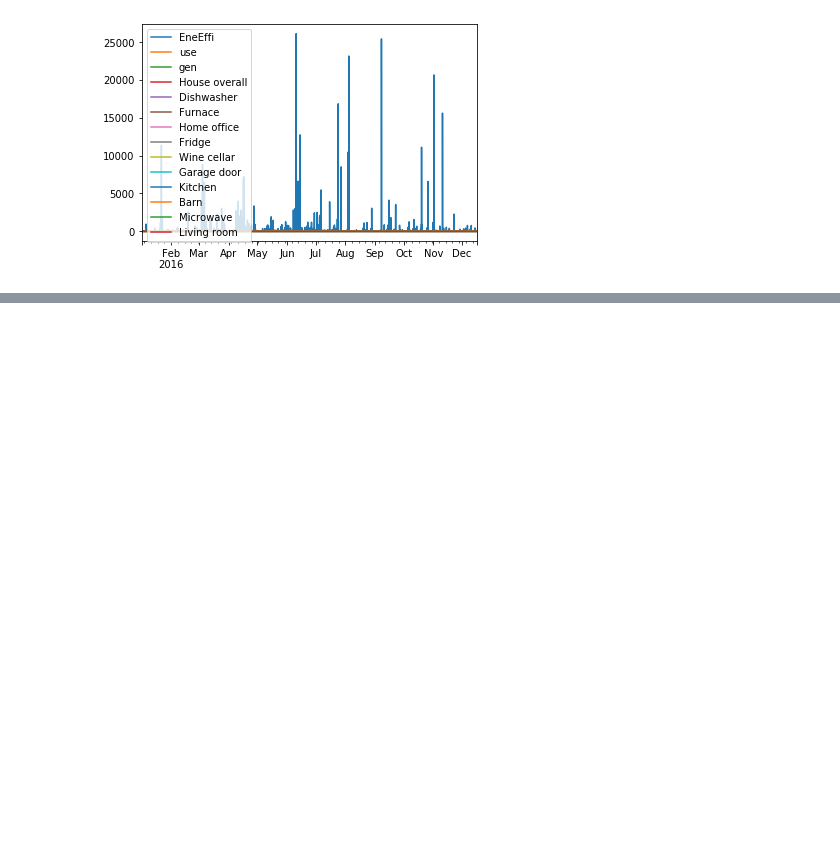
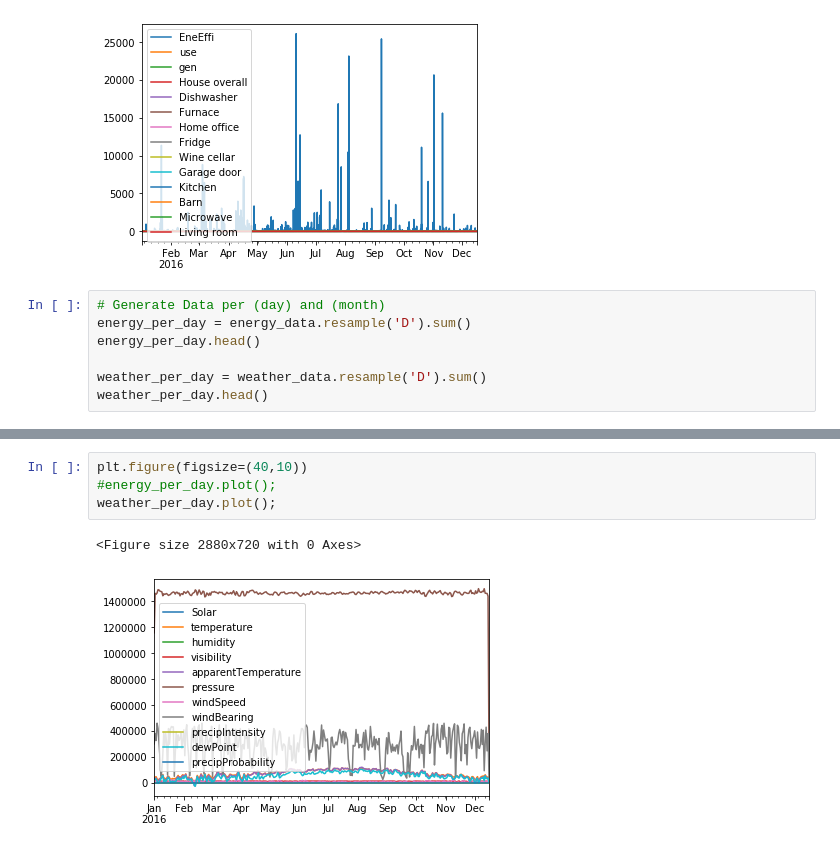
Before and after one commit to frostyduck/Smart-homes-and-weather_Evaluating-energy-use-efficiency-, a Jupyter notebook: ExploratoryAnalysisandVisualizations.ipynb, the cells around one changed output, grey strips where cells are left out. Cells and saved outputs as stored; diff of their text form; blank space fills up the shorter version.

```diff
--- a/ExploratoryAnalysisandVisualizations.ipynb
+++ b/ExploratoryAnalysisandVisualizations.ipynb
@@ -139,3 +143,10 @@ energy_data.plot();
 # %% [output]
 <Figure size 432x288 with 0 Axes>
 [figure]
+# %%
+# Generate Data per (day) and (month)
+energy_per_day = energy_data.resample('D').sum()
+energy_per_day.head()
+
+weather_per_day = weather_data.resample('D').sum()
+weather_per_day.head()
@@ -141,0 +160,7 @@ energy_data.plot();
+# %%
+plt.figure(figsize=(40,10))
+#energy_per_day.plot();
+weather_per_day.plot();
+# %% [output]
+<Figure size 2880x720 with 0 Axes>
+[figure, added]
```
Also changed, not shown: parts of 12 cells of this notebook, 33 other files.
